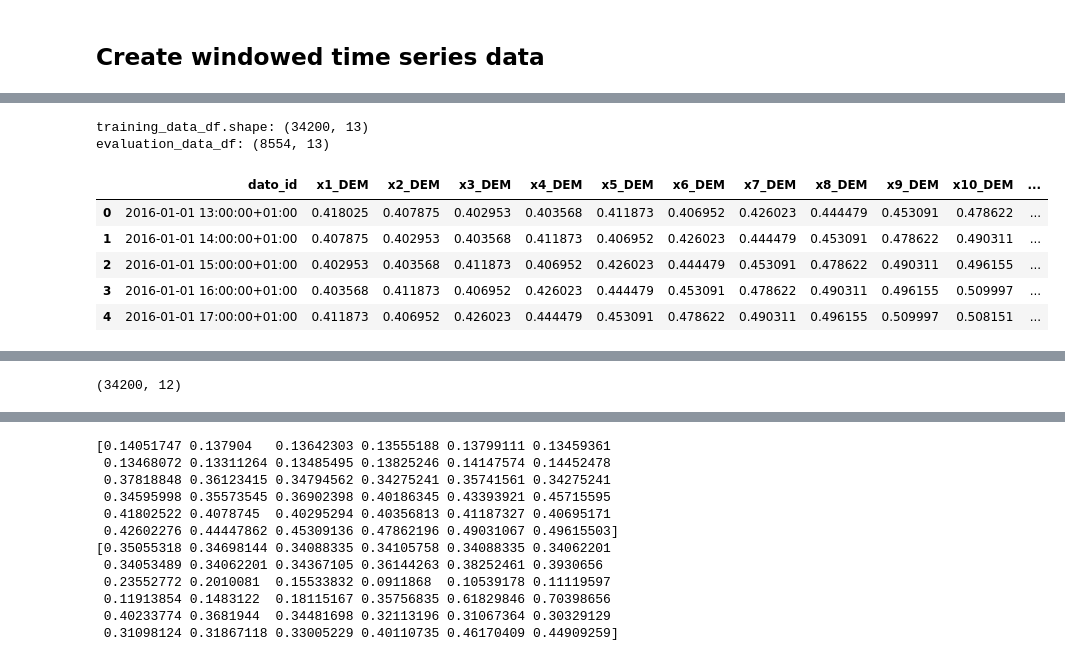
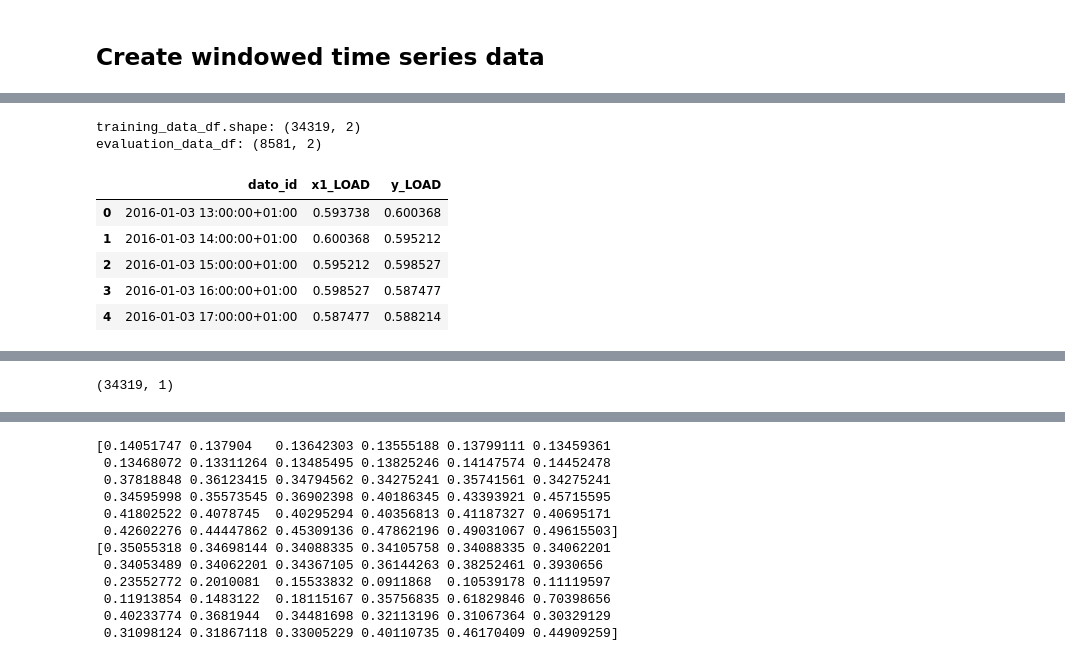
Before and after one commit to AndreasBordvik/FYS-STK4155-Prj3_report, a Jupyter notebook: code/LSTM_alternative/Time_series.ipynb, the cells around one changed output, grey strips where cells are left out. Saved outputs shown, nothing was run; the diff lists cells and outputs as text; code cells hidden in the pictures.

```diff
--- a/code/LSTM_alternative/Time_series.ipynb
+++ b/code/LSTM_alternative/Time_series.ipynb
@@ -28,15 +28,17 @@ def RMSE(true, predicted):
     return np.round(np.sqrt(MSE_score), decimals=4)
 # %%
 # Training data
-training_df = pd.read_csv("entsoe_dataset_main_test.csv")[["NO5_day_ahead_prices", "NO5_generation_actual","NO5_Actual Load", "dato_id"]][0:-8760]; print(training_df.shape)
+training_df = pd.read_csv("MAIN_DATASET.csv")[["NO5_price", "NO5_load_actual","NO5_load_delta", "NO5_generation_actual", "NO5_generation_delta", "dato_id"]][:-8760]; print(training_df.shape)
 
 scaler = MinMaxScaler()
 
-print("***",training_df["NO5_day_ahead_prices"].values.reshape(-1,1).shape)
+print("***",training_df["NO5_price"].values.reshape(-1,1).shape)
 
-training_df["NO5_day_ahead_prices"] = scaler.fit_transform(training_df["NO5_day_ahead_prices"].values.reshape(-1,1))
+training_df["NO5_price"] = scaler.fit_transform(training_df["NO5_price"].values.reshape(-1,1))
+training_df["NO5_load_actual"] = scaler.fit_transform(training_df["NO5_load_actual"].values.reshape(-1,1))
+training_df["NO5_load_delta"] = scaler.fit_transform(training_df["NO5_load_delta"].values.reshape(-1,1))
 training_df["NO5_generation_actual"] = scaler.fit_transform(training_df["NO5_generation_actual"].values.reshape(-1,1))
-training_df["NO5_Actual Load"] = scaler.fit_transform(training_df["NO5_Actual Load"].values.reshape(-1,1))
+training_df["NO5_generation_delta"] = scaler.fit_transform(training_df["NO5_generation_delta"].values.reshape(-1,1))
 
 # Forecast solutions
 training_df, forcast_sol_df = train_test_split(training_df, shuffle=False, test_size=0.2, random_state=4155)
@@ -199,26 +204,29 @@ evaluation_data_df: (8554, 13)
 # %%
 # Time series slicing parameters
-nbf_features = input_window = 12
+nbf_features = input_window = 1
 nbf_outputs = output_window = 1
+
+generation_feature = "NO5_load_delta"
+# generation_feature = "NO5_load_actual"
 
 # Creating time series traing and evaluation (test) data besed on sliding window approach
 x_train_LOAD, y_train_LOAD, x_test_LOAD, y_test_LOAD, train_df_LOAD, eval_df_LOAD = create_time_series_data(training_df,
                                                                                                     forcast_sol_df,
                                                                                                     nbf_features,
                                                                                                     nbf_outputs,
-                                                                                                    column_key="NO5_Actual Load",
-                                                                                                    column_suffix="DEM",
+                                                                                                    column_key=generation_feature,
+                                                                                                    column_suffix="LOAD",
                                                                                                     include_target_outputs=True)
 display(train_df_LOAD.head())
 display(eval_df_LOAD.head())
 
 print(x_train_LOAD.shape)
 # %% [output]
-training_data_df.shape: (34200, 13)
-evaluation_data_df: (8554, 13)
+training_data_df.shape: (34319, 2)
+evaluation_data_df: (8581, 2)
-|  | dato_id | x1_DEM | x2_DEM | x3_DEM | x4_DEM | x5_DEM | x6_DEM | x7_DEM | x8_DEM | x9_DEM | x10_DEM | ... |
-| 0 | 2016-01-01 13:00:00+01:00 | 0.418025 | 0.407875 | 0.402953 | 0.403568 | 0.411873 | 0.406952 | 0.426023 | 0.444479 | 0.453091 | 0.478622 | ... |
-| 1 | 2016-01-01 14:00:00+01:00 | 0.407875 | 0.402953 | 0.403568 | 0.411873 | 0.406952 | 0.426023 | 0.444479 | 0.453091 | 0.478622 | 0.490311 | ... |
-| 2 | 2016-01-01 15:00:00+01:00 | 0.402953 | 0.403568 | 0.411873 | 0.406952 | 0.426023 | 0.444479 | 0.453091 | 0.478622 | 0.490311 | 0.496155 | ... |
-| 3 | 2016-01-01 16:00:00+01:00 | 0.403568 | 0.411873 | 0.406952 | 0.426023 | 0.444479 | 0.453091 | 0.478622 | 0.490311 | 0.496155 | 0.509997 | ... |
-| 4 | 2016-01-01 17:00:00+01:00 | 0.411873 | 0.406952 | 0.426023 | 0.444479 | 0.453091 | 0.478622 | 0.490311 | 0.496155 | 0.509997 | 0.508151 | ... |
+|  | dato_id | x1_LOAD | y_LOAD |
+| 0 | 2016-01-03 13:00:00+01:00 | 0.593738 | 0.600368 |
+| 1 | 2016-01-03 14:00:00+01:00 | 0.600368 | 0.595212 |
+| 2 | 2016-01-03 15:00:00+01:00 | 0.595212 | 0.598527 |
+| 3 | 2016-01-03 16:00:00+01:00 | 0.598527 | 0.587477 |
+| 4 | 2016-01-03 17:00:00+01:00 | 0.587477 | 0.588214 |
@@ -231,3 +239,3 @@ evaluation_data_df: (8554, 13)
-(34200, 12)
+(34319, 1)
 # %%
 # Time series slicing parameters
```
Also changed, not shown: parts of 16 cells of this notebook, 10 other files.
